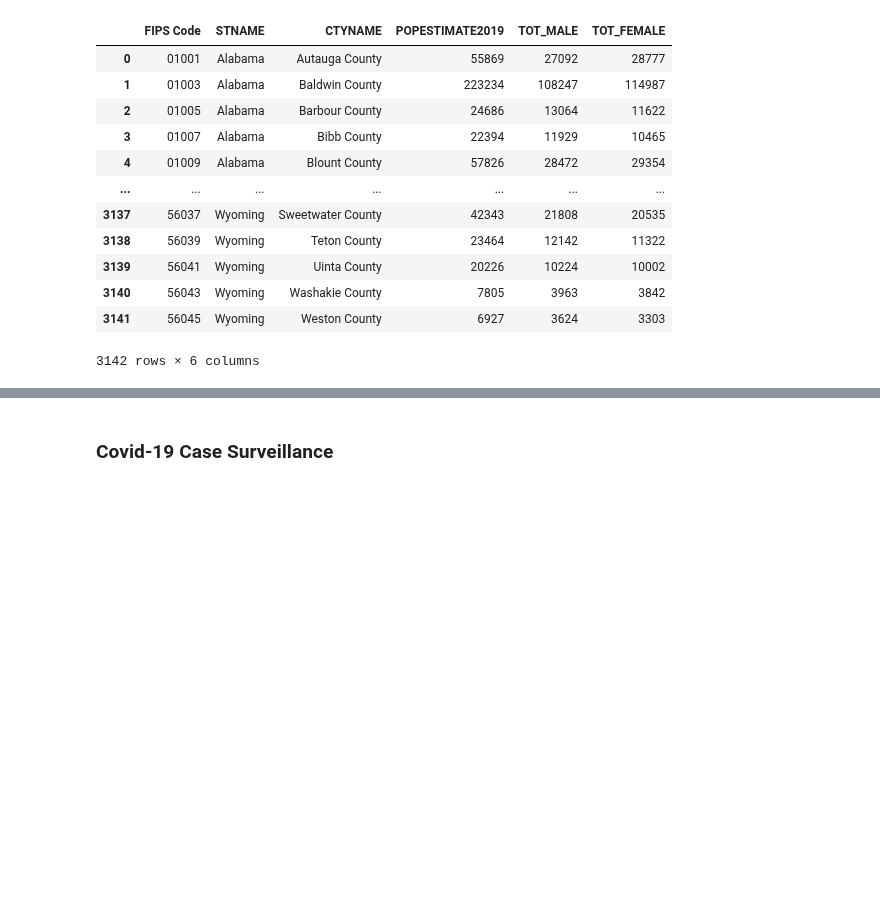
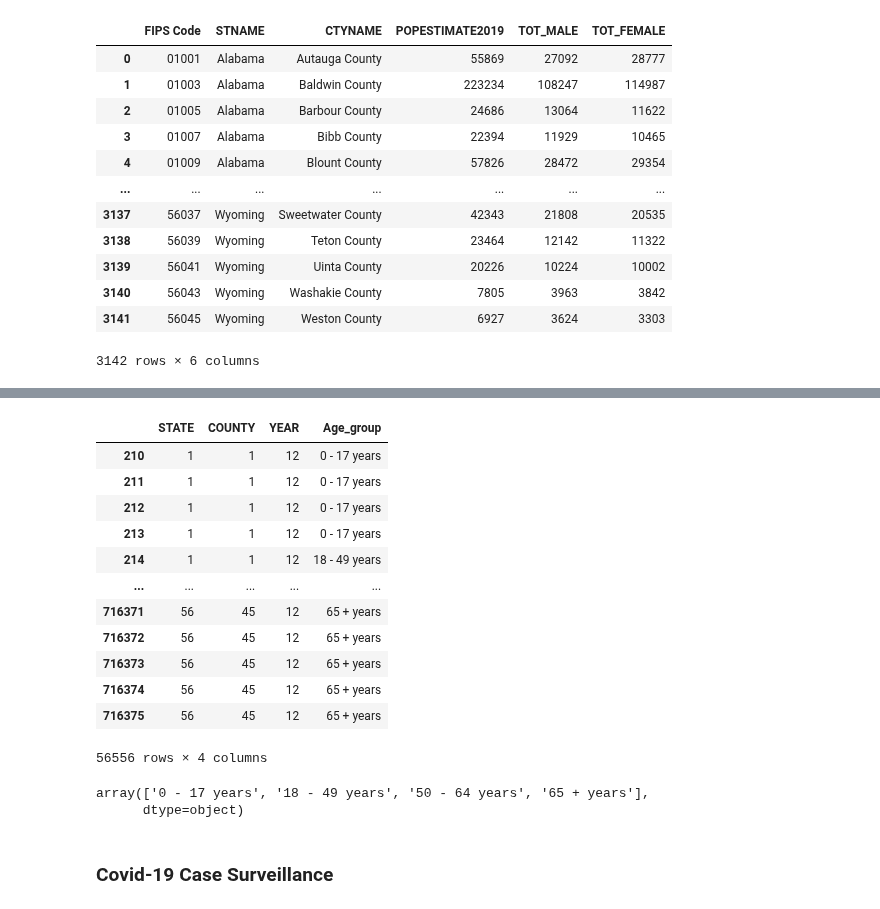
Before and after one commit to mgeffroy/P1-US-COVID-19-Vaccination-Campaign, a Jupyter notebook: P1_Data_Architecture.ipynb, the cells around one changed output, grey strips where cells are left out. Cells and saved outputs as stored; diff of their text form; code cells hidden in the pictures; blank space fills up the shorter version.

```diff
--- a/P1_Data_Architecture.ipynb
+++ b/P1_Data_Architecture.ipynb
@@ -319,0 +332,22 @@ county_2019
+# %%
+all_data_age = all_data_age.loc[all_data_age['YEAR']==12]
+all_data_age
+# %% [output]
+|  | STATE | COUNTY | YEAR | Age_group |
+| 210 | 1 | 1 | 12 | 0 - 17 years |
+| 211 | 1 | 1 | 12 | 0 - 17 years |
+| 212 | 1 | 1 | 12 | 0 - 17 years |
+| 213 | 1 | 1 | 12 | 0 - 17 years |
+| 214 | 1 | 1 | 12 | 18 - 49 years |
+| ... | ... | ... | ... | ... |
+| 716371 | 56 | 45 | 12 | 65 + years |
+| 716372 | 56 | 45 | 12 | 65 + years |
+| 716373 | 56 | 45 | 12 | 65 + years |
+| 716374 | 56 | 45 | 12 | 65 + years |
+| 716375 | 56 | 45 | 12 | 65 + years |
+56556 rows × 4 columns
+# %%
+all_data_age['Age_group'].unique()
+# %% [output]
+array(['0 - 17 years', '18 - 49 years', '50 - 64 years', '65 + years'],
+      dtype=object)
```
Also changed, not shown: parts of 12 cells of this notebook.
